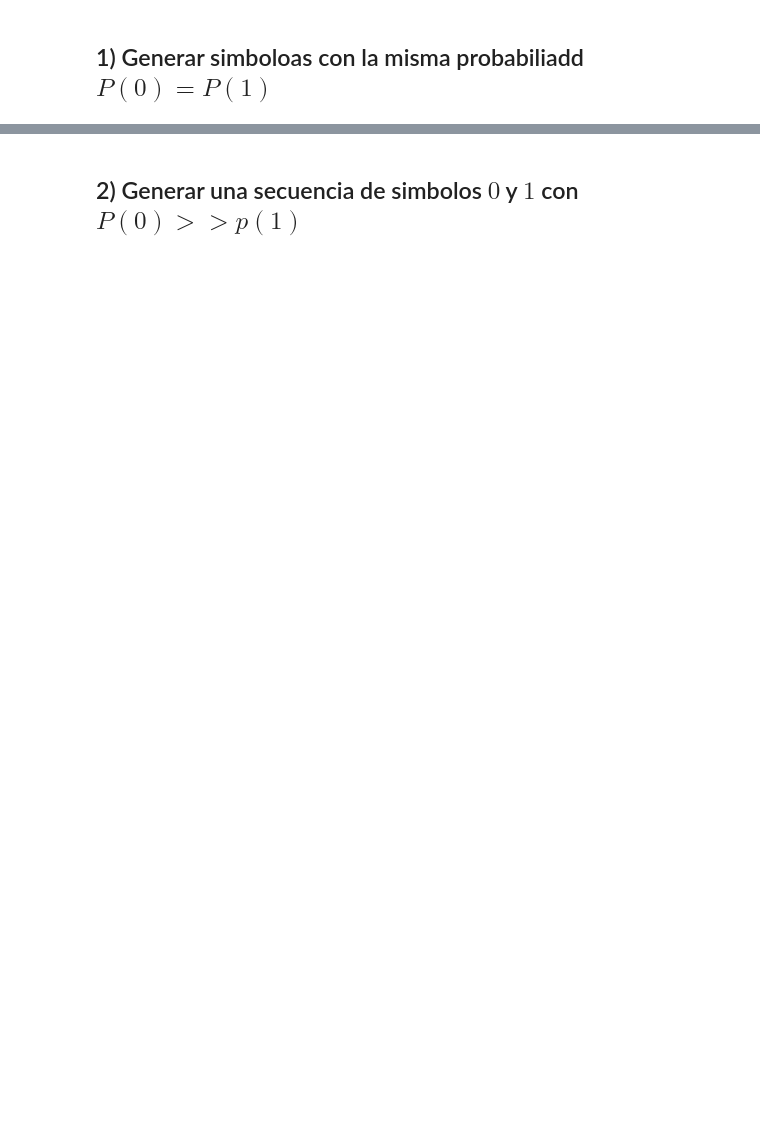
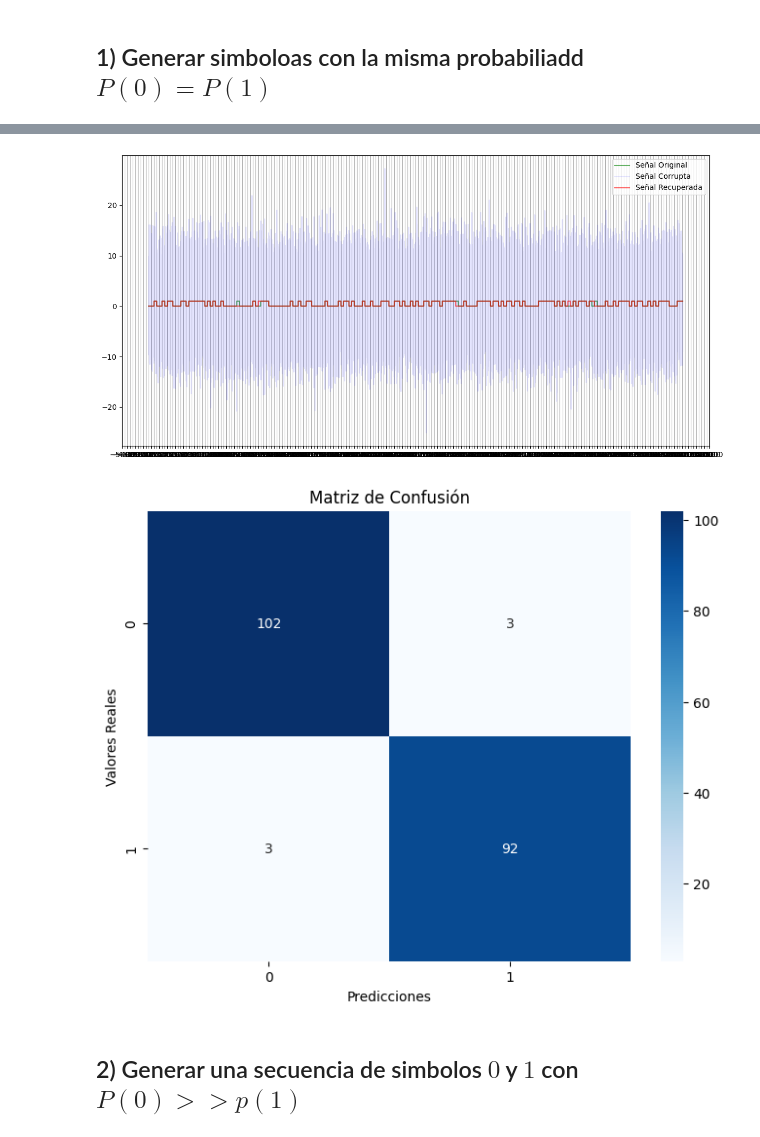
Before and after one commit to JCardenas05/Teoria_Se-ales, a Jupyter notebook: Taller_5/Taller_7_MLP.ipynb, the cells around one changed output, grey strips where cells are left out. Drawn from its saved outputs; the diff is of its cells as text; code cells hidden in the pictures; blank space fills up the shorter version.

```diff
--- a/Taller_5/Taller_7_MLP.ipynb
+++ b/Taller_5/Taller_7_MLP.ipynb
@@ -136,36 +147,3 @@ def generate_symbols(a0=0, a1=1, p_0=0.5, Nsamples=500, Nsymbols=100, var_noise=
 
     time = np.linspace(0,N,N)
     return message_test_corrupt, message_test_org, time
-# %%
-a1 = 1       # Valor del símbolo a1
-a0 = 0    # Valor del símbolo a0
-
-# Probabilidades de los símbolos
-p_0 = 0.5
-p_1 = 1 - p_0
-
-Nsamples = 500
-Nsymbols = 6000 # Número total de símbolos
-N = Nsymbols * Nsamples  # Número total de muestras
-
-o1 = 1
-noise = np.random.normal(0, o1, N)
-time = np.linspace(0, Nsamples*100, Nsamples*100)
-
-data_test = np.random.choice([a0, a1], size=Nsymbols, p=[p_0, p_1])
-message_org = np.concatenate([[v]*Nsamples for v in data_test])
-message_corrupt = message_org + noise
-
-#message_test_orig = map_range(message_test_orig)
-message_corrupt = map_range(message_corrupt)
-
-message_org = np.array(np.split(message_org, Nsymbols))
-message_corrupt = np.array(np.split(message_corrupt, Nsymbols))
-
-plt.figure(figsize=(10,5),tight_layout=True)
-plt.title("Datos de entrenamiento")
-plt.plot(time,message_org[:100].flatten(), color='blue', alpha=(1), label='Señal Original')
-plt.plot(time,message_corrupt[:100].flatten(), color='green', alpha=0.5, label=f'Señal Con Ruido' )
-plt.axhline((a0+a1)/2, color=(0,0,0,0.2), linestyle='--')
-plt.legend()
-plt.show()
@@ -258,0 +295,8 @@ plt.show()
+# %%
+Nsamples = 500
+message_corrupt_1, message_org_1, time_1 = generate_symbols(Nsamples=Nsamples, var_noise=5, Nsymbols=200)
+message_predict_1 = Classifier_TF.predict(message_corrupt_1, Nsamples=Nsamples)
+
+Model_Predict_simbol.plot_signals(message_predict_1, message_corrupt_1, message_org_1, time_1, Nsamples=Nsamples)
+Model_Predict_simbol.plt_cofusion_matrix(message_org_1, message_predict_1, Nsamples)
+# %% [output]
@@ -259,2 +304,4 @@ plt.show()
+[figure, added]
+[figure, added]
 # %% [markdown]
 ## 2) Generar una secuencia de simbolos $0$ y $1$ con $P(0) >> p(1)$
```
Also changed, not shown: parts of 13 cells of this notebook, 3 other files.
